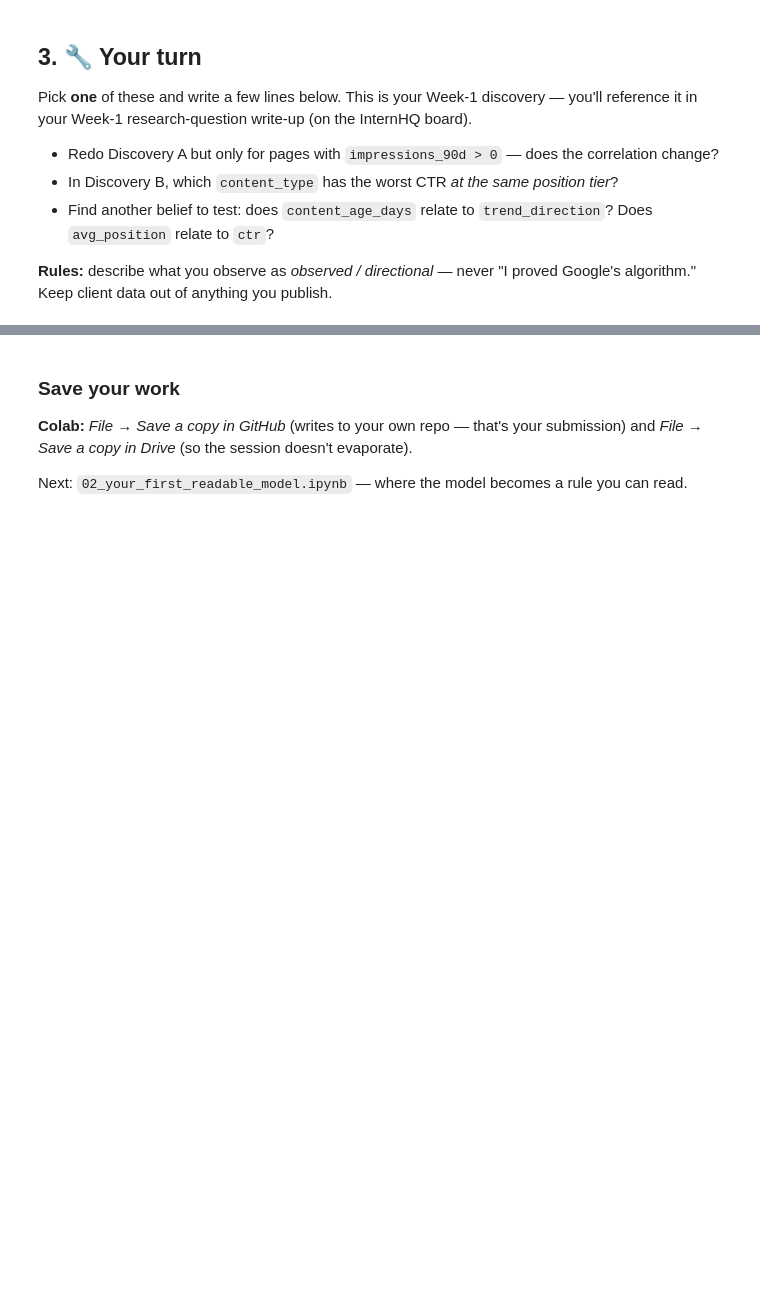
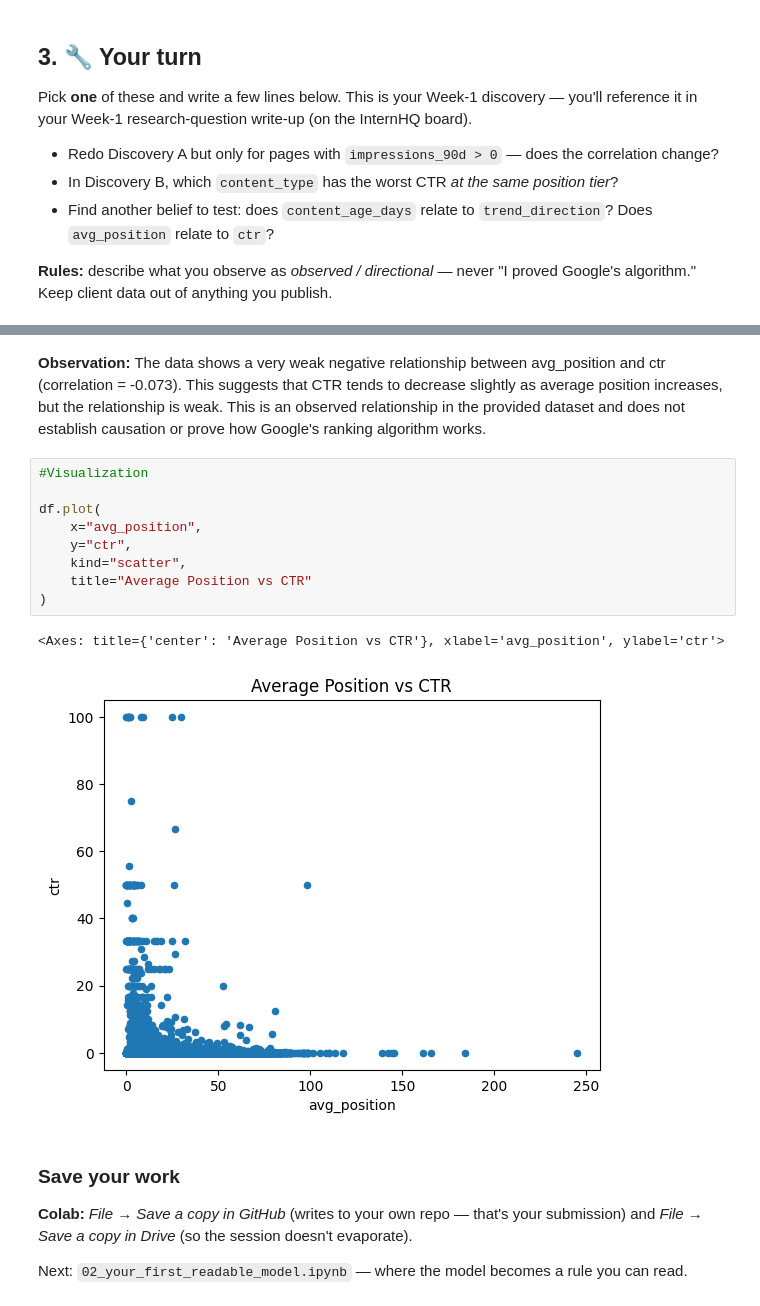
Before and after one commit to SymbolPamnani/Flyrank-ML-internship, a Jupyter notebook: notebooks/01_first_look_and_discovery.ipynb, the cells around one changed output, grey strips where cells are left out. Saved outputs shown, nothing was run; the diff lists cells and outputs as text; blank space fills up the shorter version.

```diff
--- a/notebooks/01_first_look_and_discovery.ipynb
+++ b/notebooks/01_first_look_and_discovery.ipynb
@@ -102,3 +171,17 @@ Pick **one** of these and write a few lines below. This is your Week-1 discovery
+# %% [markdown]
+**Observation:** The data shows a very weak negative relationship between avg_position and ctr (correlation = -0.073). This suggests that CTR tends to decrease slightly as average position increases, but the relationship is weak. This is an observed relationship in the provided dataset and does not establish causation or prove how Google's ranking algorithm works.
+# %%
+#Visualization
+
+df.plot(
+    x="avg_position",
+    y="ctr",
+    kind="scatter",
+    title="Average Position vs CTR"
+)
+# %% [output]
+<Axes: title={'center': 'Average Position vs CTR'}, xlabel='avg_position', ylabel='ctr'>
+[figure, added]
 # %% [markdown]
 ### Save your work
 **Colab:** *File → Save a copy in GitHub* (writes to your own repo — that's your submission) and *File → Save a copy in Drive* (so the session doesn't evaporate).
```
Also changed, not shown: parts of 9 cells of this notebook.
